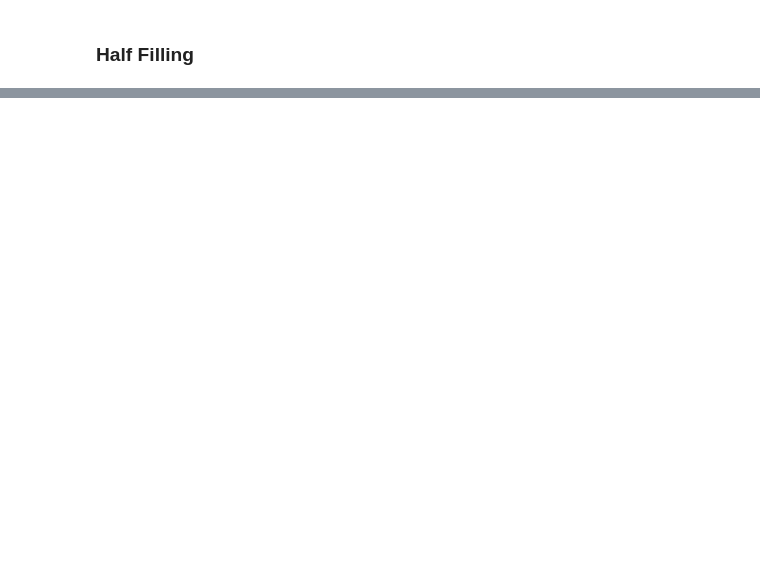
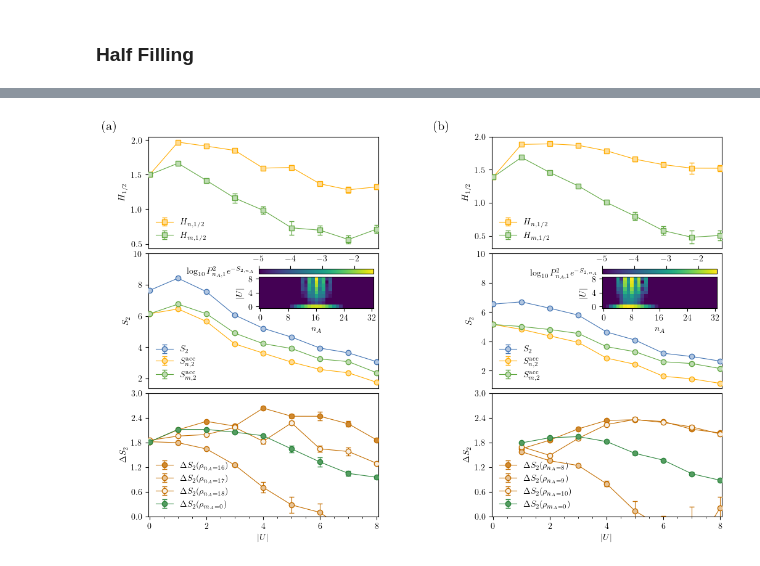
Before and after one commit to TongSericus/plots-accessible-entanglement, a Jupyter notebook: plots/plots_etgent.ipynb, the cells around one changed output, grey strips where cells are left out. Saved outputs shown, nothing was run; the diff lists cells and outputs as text; code cells hidden in the pictures; blank space fills up the shorter version.

```diff
--- a/plots/plots_etgent.ipynb
+++ b/plots/plots_etgent.ipynb
@@ -345,0 +340,51 @@ fig.savefig("../figures/GS_EtgEnt_Lx8Ly8_LA8mul2_N64.svg")
+# %%
+# Create main figure and gridspec
+fig = plt.figure(figsize=(12, 8))
+gs = gridspec.GridSpec(3, 3, hspace=0.04, width_ratios=[1, 0.2, 1], height_ratios=[1, 1.2, 1.1])
+
+ax1 = fig.add_subplot(gs[0, 0])
+ax2 = fig.add_subplot(gs[1, 0])
+ax3 = fig.add_subplot(gs[2, 0])
+
+ax4 = fig.add_subplot(gs[0, 2])
+ax5 = fig.add_subplot(gs[1, 2])
+ax6 = fig.add_subplot(gs[2, 2])
+
+# Plot Half Filling
+etgent_file = h5py.File("../data/processed_data/GS_EtgEnt_Lx8_Ly8_LA16_N64_beta50.0_new.jld", "r")
+shannon_file = h5py.File("../data/processed_data/GS_H2_N64_Lx8_Ly8_LA16_beta18.0_L180_new.jld", "r")
+Pq_file = h5py.File("../data/processed_data/GS_Pn_N64_Lx8_Ly8_LA16_beta18.0_L180_new.jld", "r")
+Pq2_file = h5py.File("../data/processed_data/GS_Pn2_N64_Lx8_Ly8_LA16_beta18.0_L180_new.jld", "r")
+Pn2expmS2_file = h5py.File("../data/processed_data/GS_Pn2expmS2_Lx8_Ly8_LA16_new.jld", "r")
+
+data = read_EE_data(etgent_file, shannon_file, Pq_file, Pq2_file, Pn2expmS2_file, 16, 'N64')
+
+plot_EE_halffilling(data, ax1, ax2, ax3)
+
+# Plot Quarter Filling
+etgent_file = h5py.File("../data/processed_data/GS_EtgEnt_Lx8_Ly8_LA16_N32_beta50.0_new.jld", "r")
+shannon_file = h5py.File("../data/processed_data/GS_H2_N32_Lx8_Ly8_LA16_beta18.0_L180_new.jld", "r")
+Pq_file = h5py.File("../data/processed_data/GS_Pn_N32_Lx8_Ly8_LA16_beta18.0_L180_new.jld", "r")
+Pq2_file = h5py.File("../data/processed_data/GS_Pn2_N32_Lx8_Ly8_LA16_beta18.0_L180_new.jld", "r")
+Pn2expmS2_file = h5py.File("../data/processed_data/GS_Pn2expmS2_Lx8_Ly8_LA16_new.jld", "r")
+
+data = read_EE_data(etgent_file, shannon_file, Pq_file, Pq2_file, Pn2expmS2_file, 24, 'N32')
+
+plot_EE_quarterfilling(data, ax4, ax5, ax6)
+
+# Adding labels
+label_parameters = {'fontsize':15, 'verticalalignment':'top'}
+ax1.text(-0.2, 1.15, '(a)', **label_parameters, transform=ax1.transAxes)
+ax4.text(-0.25, 1.15, '(b)', **label_parameters, transform=ax4.transAxes)
+
+plt.tight_layout()
+plt.show()
+
+# Cleanup
+etgent_file.close()
+shannon_file.close()
+Pq_file.close()
+Pq2_file.close()
+Pn2expmS2_file.close()
+# %% [output]
+[figure, added]
```
Also changed, not shown: parts of 8 cells of this notebook, 18 other files.
